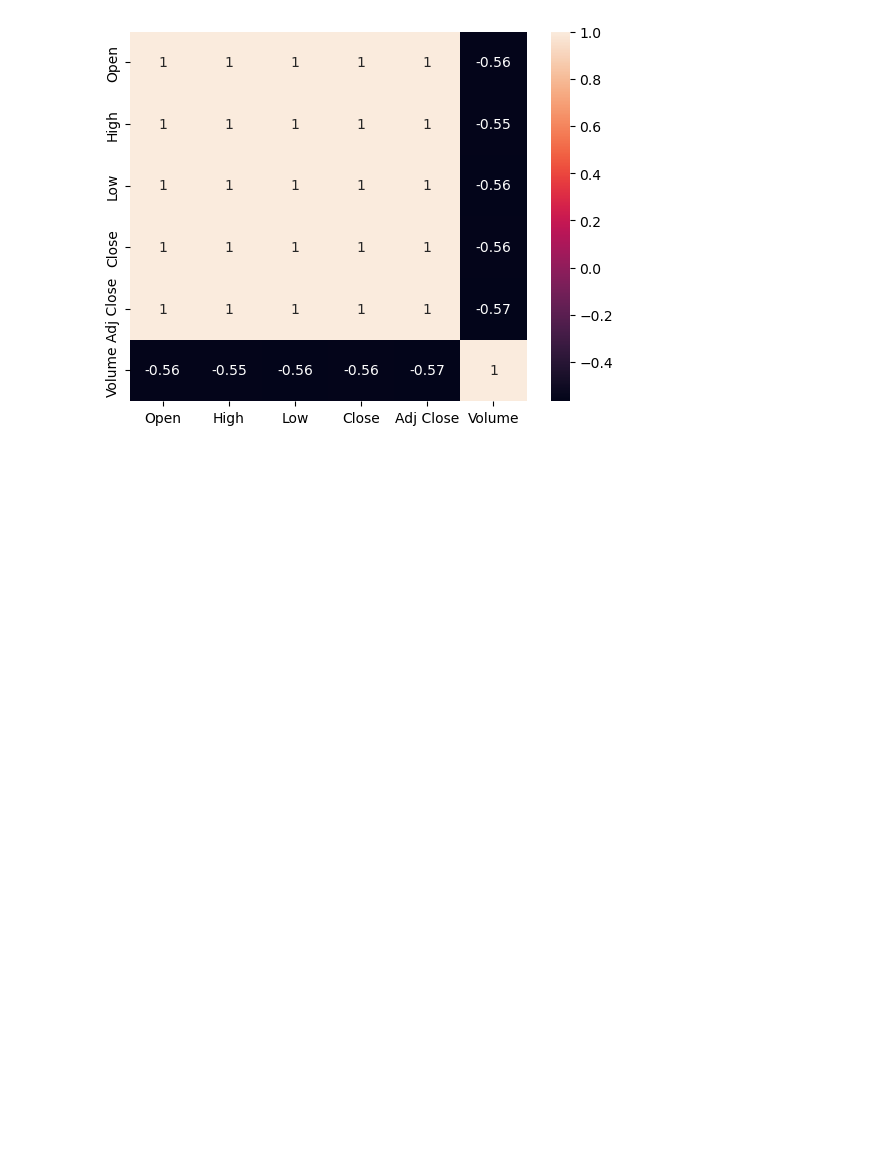
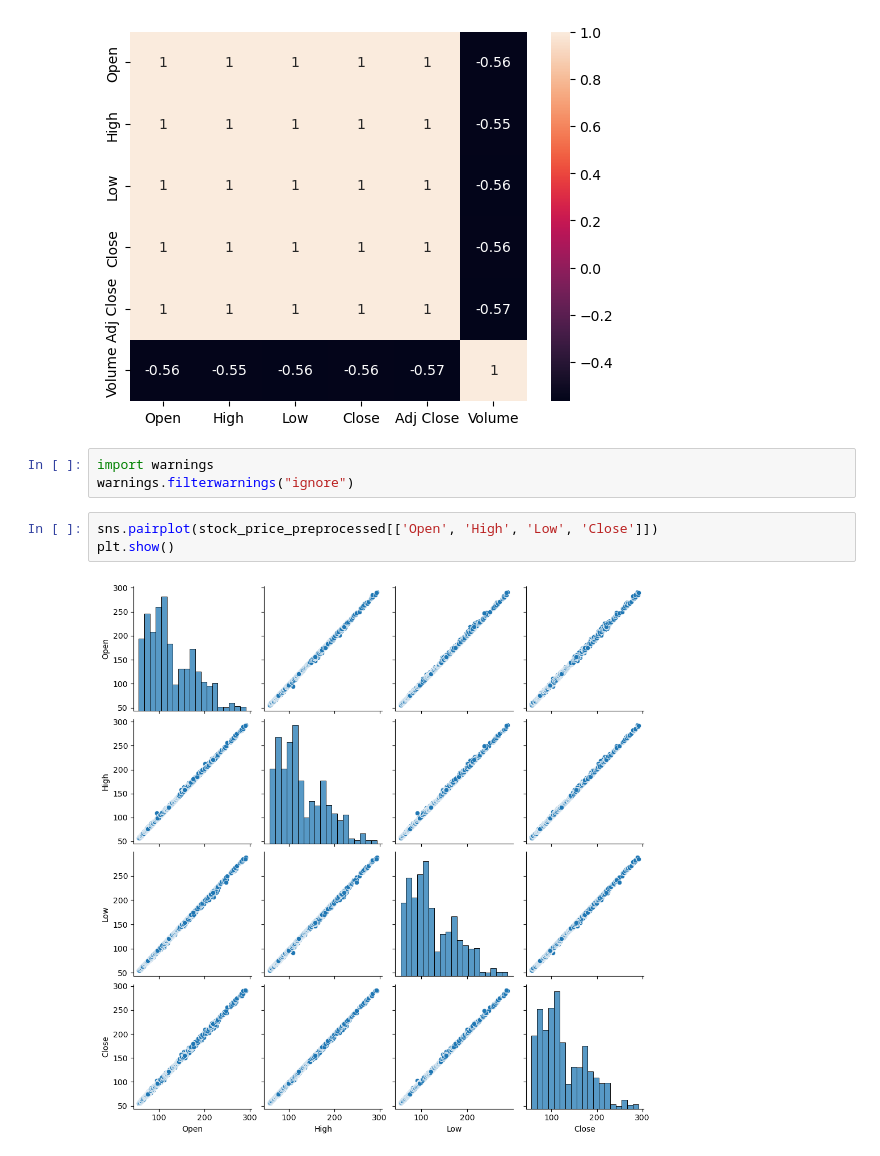
Before and after one commit to nishchalkp/Stock_Market_Analysis, a Jupyter notebook: eda/Exploratory_Data_Analysis.ipynb, the cells around one changed output. Saved outputs shown, nothing was run; the diff lists cells and outputs as text; blank space fills up the shorter version.

```diff
--- a/eda/Exploratory_Data_Analysis.ipynb
+++ b/eda/Exploratory_Data_Analysis.ipynb
@@ -83,3 +115,11 @@ sns.heatmap(corelation,annot=True)
 plt.show()
 # %% [output]
 [figure]
+# %%
+import warnings
+warnings.filterwarnings("ignore")
+# %%
+sns.pairplot(stock_price_preprocessed[['Open', 'High', 'Low', 'Close']])
+plt.show()
+# %% [output]
+[figure, added]
```
Also changed, not shown: parts of 8 cells of this notebook.
